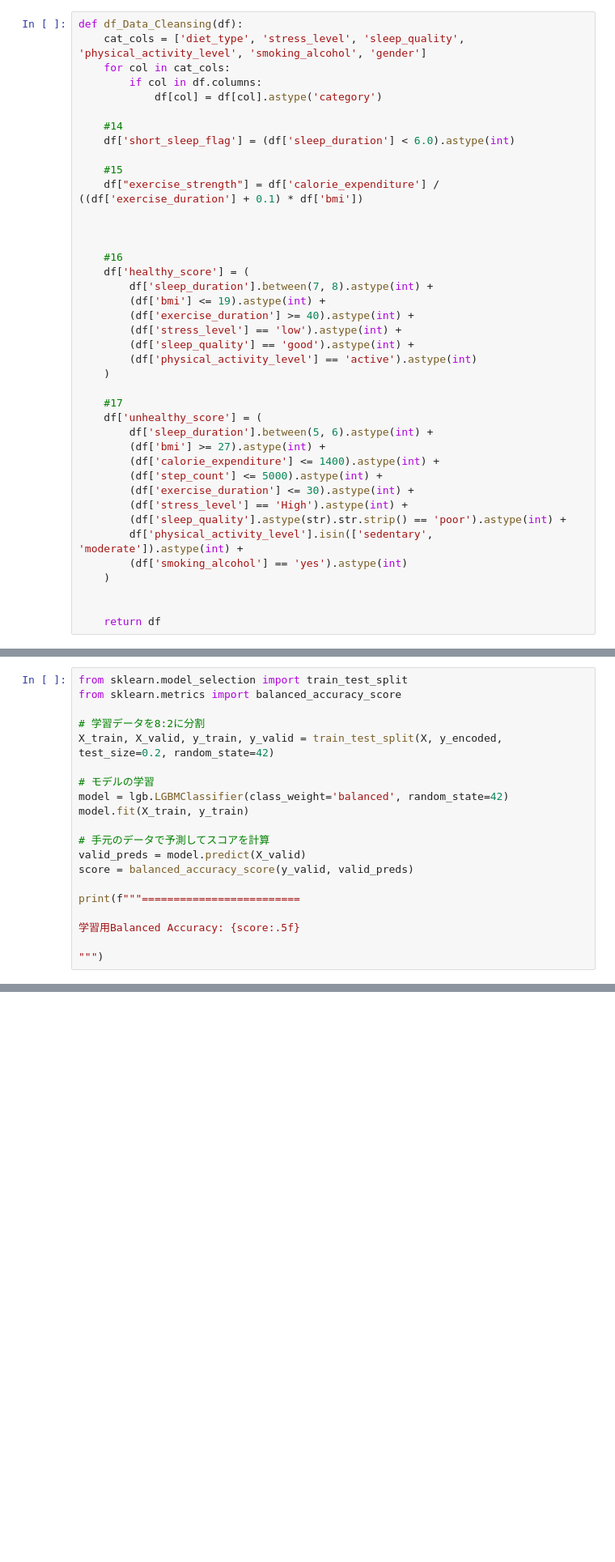
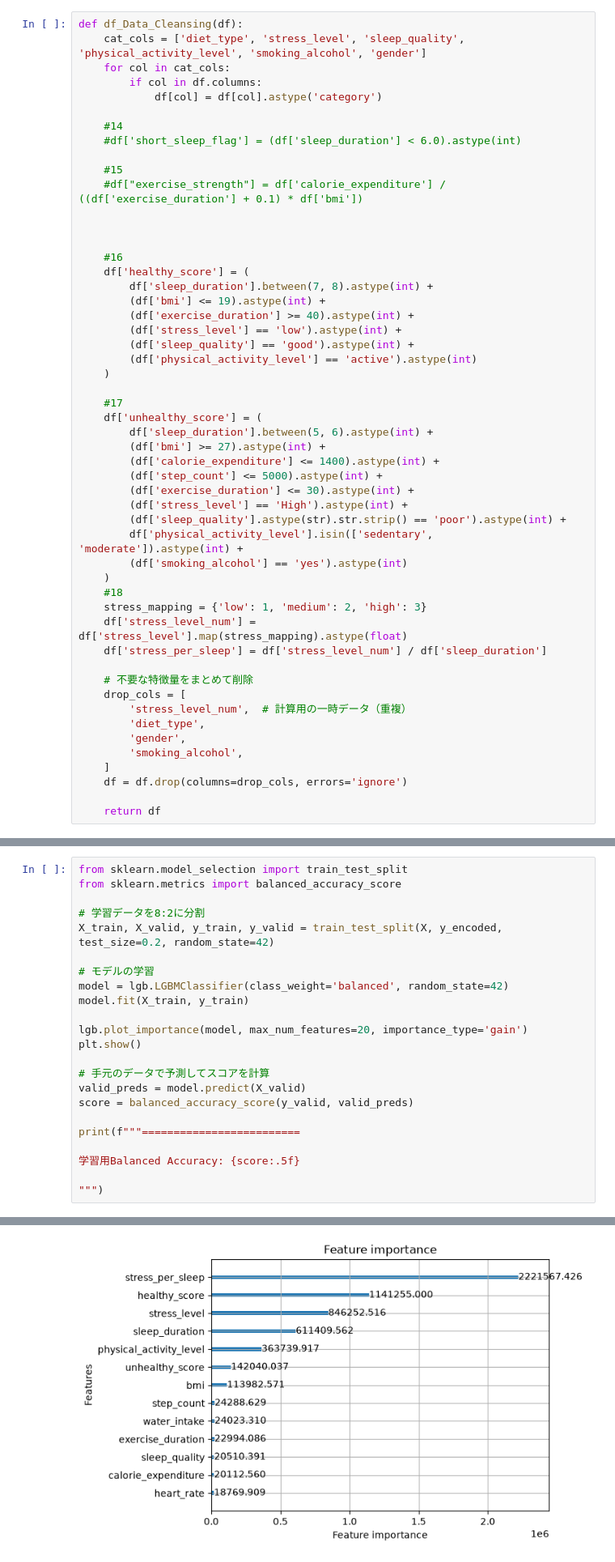
Before and after one commit to kenkenkengo0421/Predicting-Student-Health-Risk, a Jupyter notebook: main.ipynb, the cells around one changed output, grey strips where cells are left out. Shown at 81% size. Saved outputs shown, nothing was run; the diff lists cells and outputs as text; blank space fills up the shorter version.

```diff
--- a/main.ipynb
+++ b/main.ipynb
@@ -49,10 +53,10 @@ def df_Data_Cleansing(df):
             df[col] = df[col].astype('category')
 
     #14
-    df['short_sleep_flag'] = (df['sleep_duration'] < 6.0).astype(int)
+    #df['short_sleep_flag'] = (df['sleep_duration'] < 6.0).astype(int)
 
     #15
-    df["exercise_strength"] = df['calorie_expenditure'] / ((df['exercise_duration'] + 0.1) * df['bmi'])
+    #df["exercise_strength"] = df['calorie_expenditure'] / ((df['exercise_duration'] + 0.1) * df['bmi'])
 
 
 
@@ -78,7 +82,19 @@ def df_Data_Cleansing(df):
         df['physical_activity_level'].isin(['sedentary', 'moderate']).astype(int) +
         (df['smoking_alcohol'] == 'yes').astype(int)
     )
+    #18
+    stress_mapping = {'low': 1, 'medium': 2, 'high': 3}
+    df['stress_level_num'] = df['stress_level'].map(stress_mapping).astype(float)
+    df['stress_per_sleep'] = df['stress_level_num'] / df['sleep_duration']
 
+    # 不要な特徴量をまとめて削除
+    drop_cols = [
+        'stress_level_num',  # 計算用の一時データ（重複）
+        'diet_type',
+        'gender',
+        'smoking_alcohol',
+    ]
+    df = df.drop(columns=drop_cols, errors='ignore')
 
     return df
 # %%
@@ -176,6 +192,9 @@ X_train, X_valid, y_train, y_valid = train_test_split(X, y_encoded, test_size=0.
 model = lgb.LGBMClassifier(class_weight='balanced', random_state=42)
 model.fit(X_train, y_train)
 
+lgb.plot_importance(model, max_num_features=20, importance_type='gain')
+plt.show()
+
 # 手元のデータで予測してスコアを計算
 valid_preds = model.predict(X_valid)
 score = balanced_accuracy_score(y_valid, valid_preds)
@@ -199,0 +216 @@ And if memory is not enough, you can set `force_col_wise=true`.
+[figure, added]
```
Also changed, not shown: parts of 5 cells of this notebook, 5 other files.
